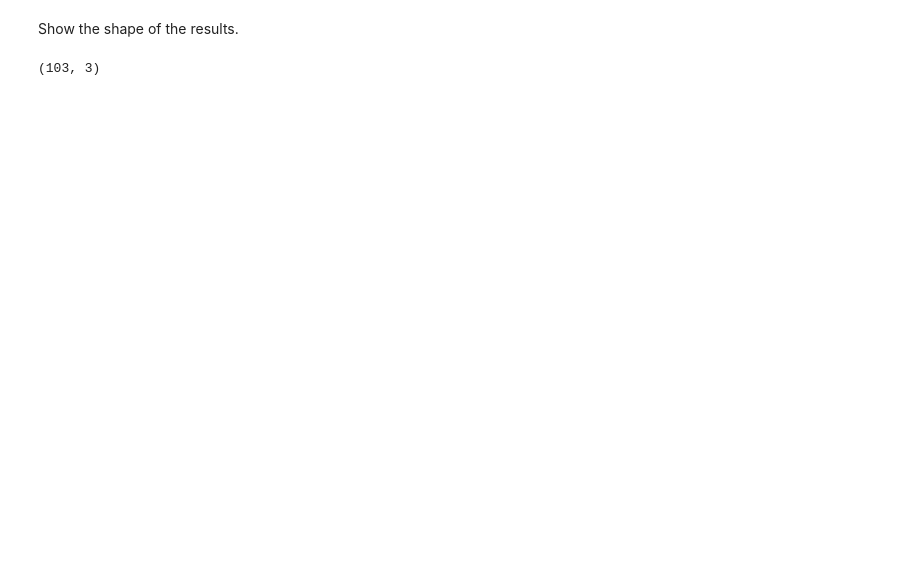
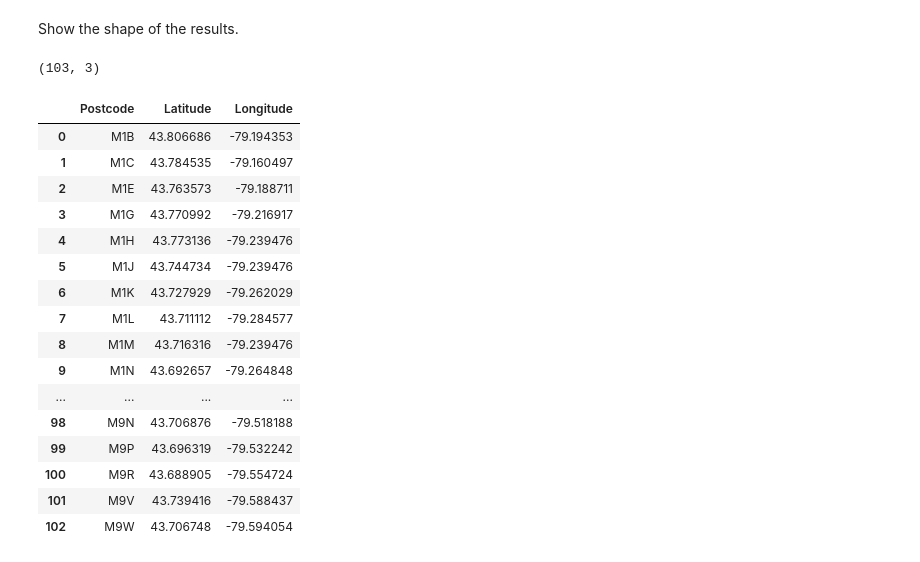
Before and after one commit to jerry6066/Coursera_Capstone, a Jupyter notebook: Capstone_Project_1.ipynb, the cells around one changed output. Saved outputs shown, nothing was run; the diff lists cells and outputs as text; code cells hidden in the pictures; blank space fills up the shorter version.

```diff
--- a/Capstone_Project_1.ipynb
+++ b/Capstone_Project_1.ipynb
@@ -8,0 +6,26 @@ import numpy as np
+# %%
+import numpy as np # library to handle data in a vectorized manner
+
+import pandas as pd # library for data analsysis
+pd.set_option('display.max_columns', None)
+pd.set_option('display.max_rows', None)
+
+import json # library to handle JSON files
+
+#!conda install -c conda-forge geopy --yes # uncomment this line if you haven't completed the Foursquare API lab
+from geopy.geocoders import Nominatim # convert an address into latitude and longitude values
+
+import requests # library to handle requests
+from pandas.io.json import json_normalize # tranform JSON file into a pandas dataframe
+
+# Matplotlib and associated plotting modules
+import matplotlib.cm as cm
+import matplotlib.colors as colors
+
+# import k-means from clustering stage
+from sklearn.cluster import KMeans
+
+#!conda install -c conda-forge folium=0.5.0 --yes # uncomment this line if you haven't completed the Foursquare API lab
+import folium # map rendering library
+
+print('Libraries imported.')
@@ -51,3 +158,28 @@ Show the shape of the results.
 print(results.shape)
 # %% [output]
 (103, 3)
+# %%
+file_name_geodata="http://cocl.us/Geospatial_data"
+df_g=pd.read_csv(file_name_geodata)
+# %%
+df_g.rename(columns={"Postal Code":"Postcode"},inplace=True)
+# %%
+df_g
+# %% [output]
+|  | Postcode | Latitude | Longitude |
+| 0 | M1B | 43.806686 | -79.194353 |
+| 1 | M1C | 43.784535 | -79.160497 |
+| 2 | M1E | 43.763573 | -79.188711 |
+| 3 | M1G | 43.770992 | -79.216917 |
+| 4 | M1H | 43.773136 | -79.239476 |
+| 5 | M1J | 43.744734 | -79.239476 |
+| 6 | M1K | 43.727929 | -79.262029 |
+| 7 | M1L | 43.711112 | -79.284577 |
+| 8 | M1M | 43.716316 | -79.239476 |
+| 9 | M1N | 43.692657 | -79.264848 |
+| ... | ... | ... | ... |
+| 98 | M9N | 43.706876 | -79.518188 |
+| 99 | M9P | 43.696319 | -79.532242 |
+| 100 | M9R | 43.688905 | -79.554724 |
+| 101 | M9V | 43.739416 | -79.588437 |
+| 102 | M9W | 43.706748 | -79.594054 |
```
Also changed, not shown: parts of 31 cells of this notebook.
